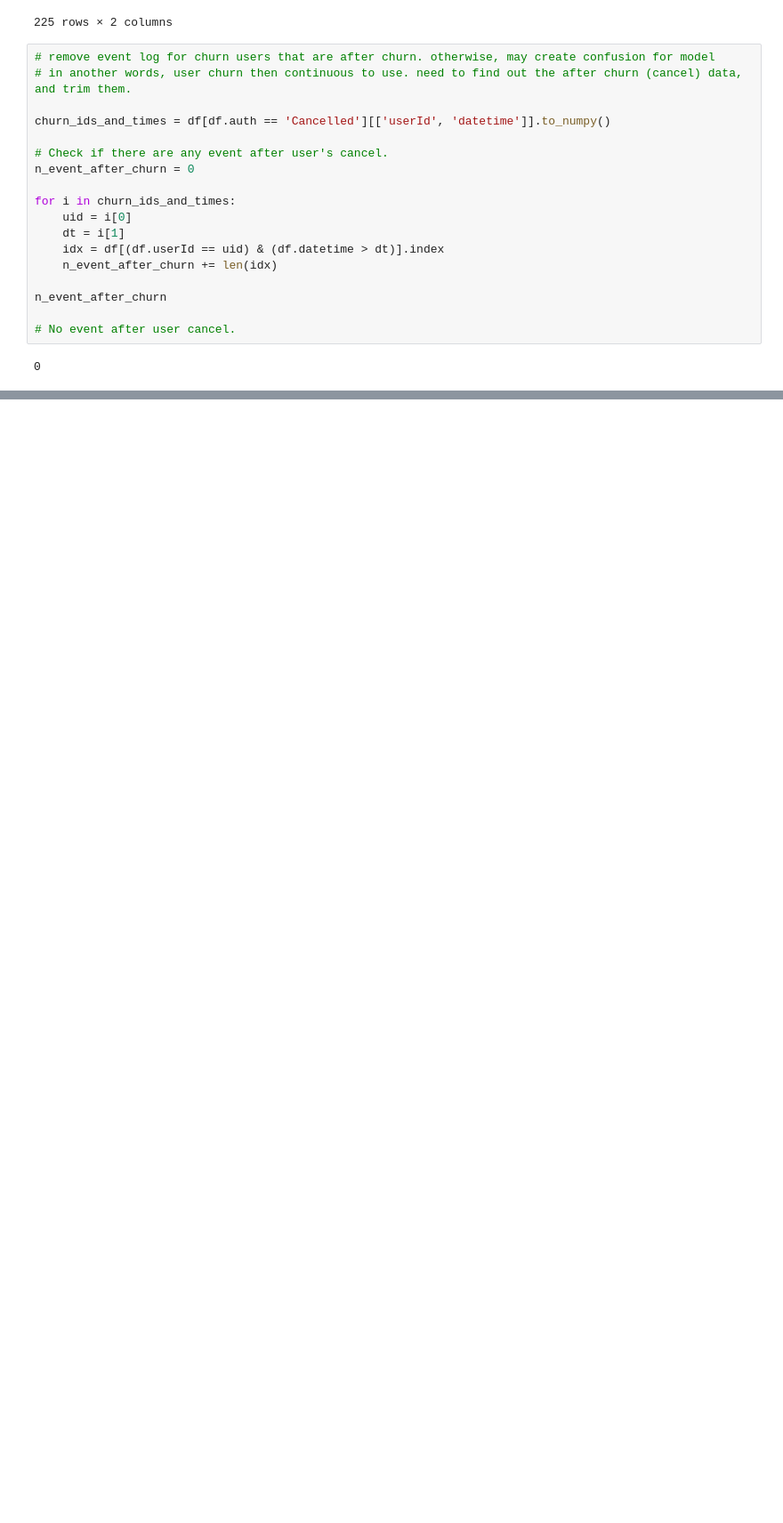
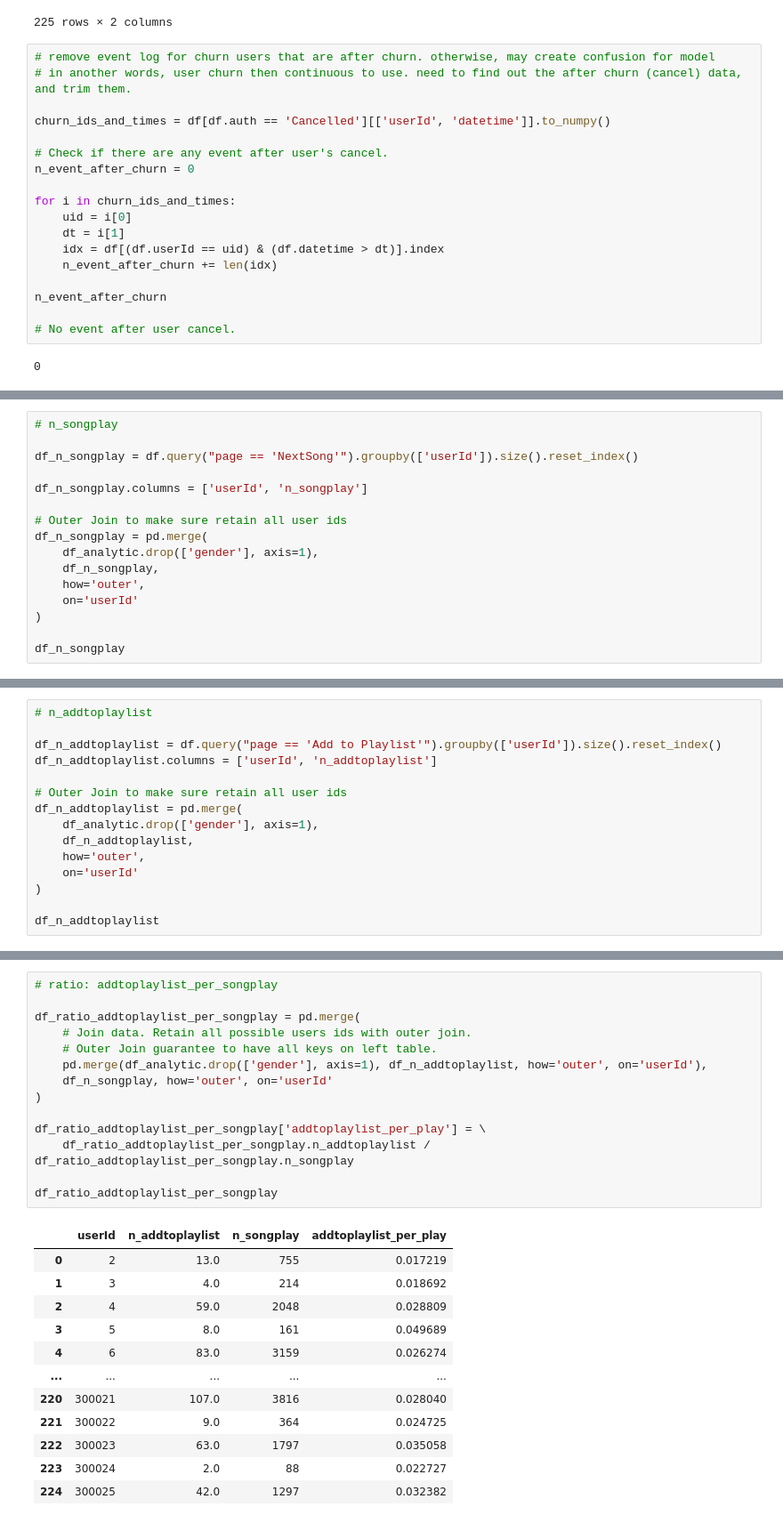
Before and after one commit to gilzero/project_churn_spark, a Jupyter notebook: sparkify_min.ipynb, the cells around one changed output, grey strips where cells are left out. Shown: that part at 89% size. Drawn from its saved outputs; the diff is of its cells as text; blank space fills up the shorter version.

```diff
--- a/sparkify_min.ipynb
+++ b/sparkify_min.ipynb
@@ -929,0 +641,16 @@ df.query("userId == 2 and sessionId == 1")
+# %%
+# n_songplay
+
+df_n_songplay = df.query("page == 'NextSong'").groupby(['userId']).size().reset_index()
+
+df_n_songplay.columns = ['userId', 'n_songplay']
+
+# Outer Join to make sure retain all user ids
+df_n_songplay = pd.merge(
+    df_analytic.drop(['gender'], axis=1),
+    df_n_songplay,
+    how='outer',
+    on='userId'
+)
+
+df_n_songplay
@@ -929,0 +729,15 @@ df.query("userId == 2 and sessionId == 1")
+# %%
+# n_addtoplaylist
+
+df_n_addtoplaylist = df.query("page == 'Add to Playlist'").groupby(['userId']).size().reset_index()
+df_n_addtoplaylist.columns = ['userId', 'n_addtoplaylist']
+
+# Outer Join to make sure retain all user ids
+df_n_addtoplaylist = pd.merge(
+    df_analytic.drop(['gender'], axis=1),
+    df_n_addtoplaylist,
+    how='outer',
+    on='userId'
+)
+
+df_n_addtoplaylist
@@ -929,0 +903,27 @@ df.query("userId == 2 and sessionId == 1")
+# %%
+# ratio: addtoplaylist_per_songplay
+
+df_ratio_addtoplaylist_per_songplay = pd.merge(
+    # Join data. Retain all possible users ids with outer join.
+    # Outer Join guarantee to have all keys on left table.
+    pd.merge(df_analytic.drop(['gender'], axis=1), df_n_addtoplaylist, how='outer', on='userId'),
+    df_n_songplay, how='outer', on='userId'
+)
+
+df_ratio_addtoplaylist_per_songplay['addtoplaylist_per_play'] = \
+    df_ratio_addtoplaylist_per_songplay.n_addtoplaylist / df_ratio_addtoplaylist_per_songplay.n_songplay
+
+df_ratio_addtoplaylist_per_songplay
+# %% [output]
+|  | userId | n_addtoplaylist | n_songplay | addtoplaylist_per_play |
+| 0 | 2 | 13.0 | 755 | 0.017219 |
+| 1 | 3 | 4.0 | 214 | 0.018692 |
+| 2 | 4 | 59.0 | 2048 | 0.028809 |
+| 3 | 5 | 8.0 | 161 | 0.049689 |
+| 4 | 6 | 83.0 | 3159 | 0.026274 |
+| ... | ... | ... | ... | ... |
+| 220 | 300021 | 107.0 | 3816 | 0.028040 |
+| 221 | 300022 | 9.0 | 364 | 0.024725 |
+| 222 | 300023 | 63.0 | 1797 | 0.035058 |
+| 223 | 300024 | 2.0 | 88 | 0.022727 |
+| 224 | 300025 | 42.0 | 1297 | 0.032382 |
```
Also changed, not shown: parts of 42 cells of this notebook.
